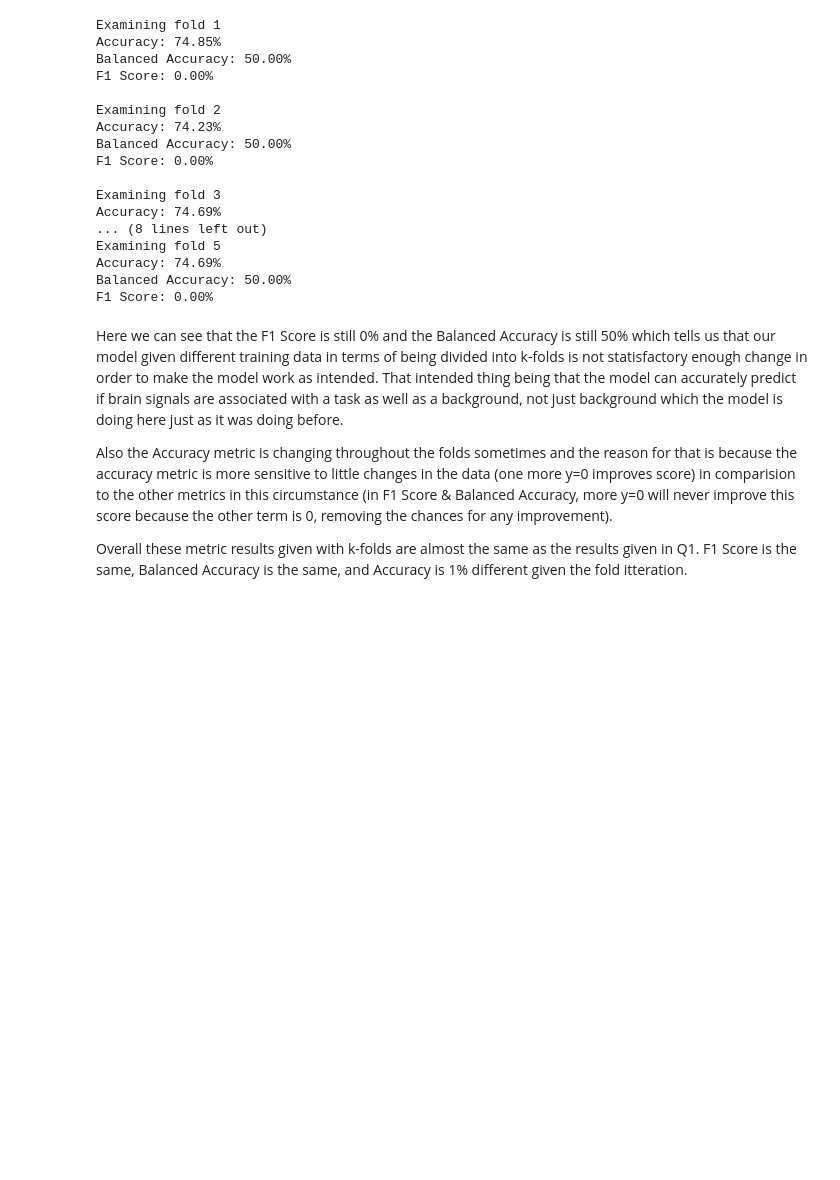
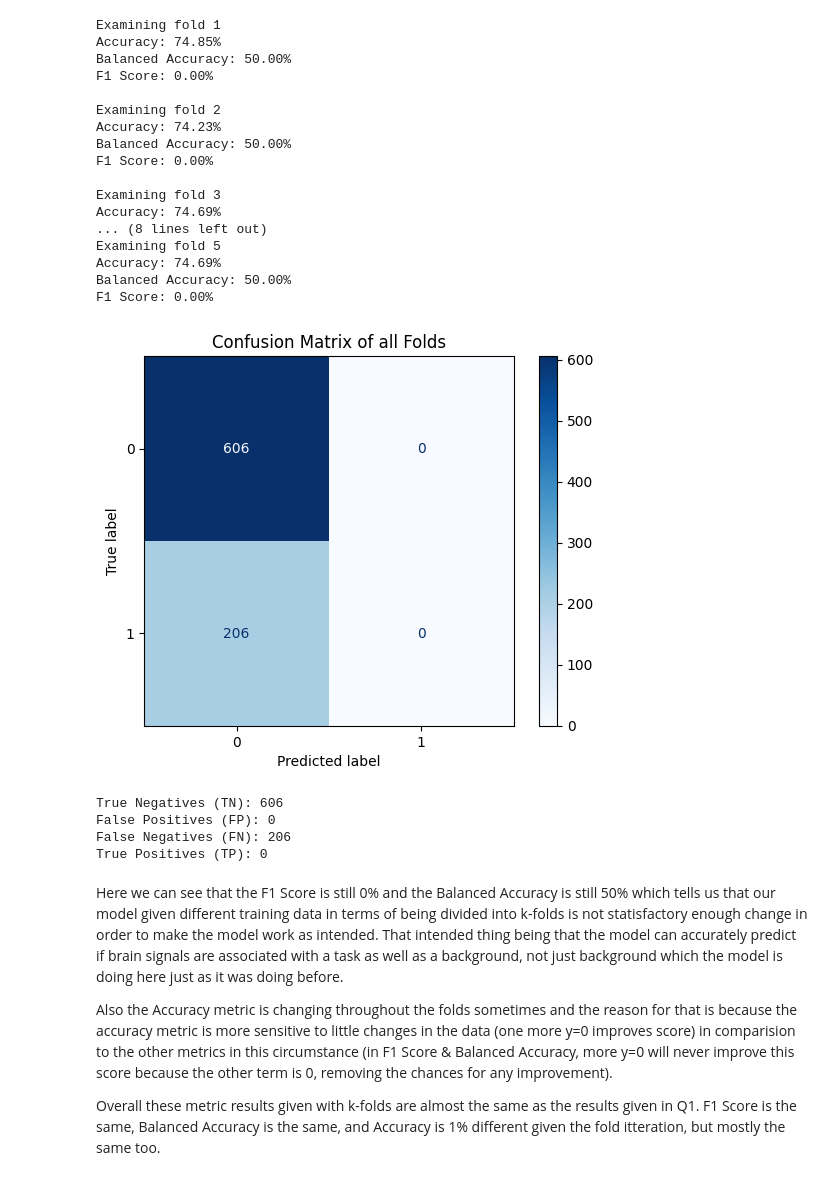
Before and after one commit to XixWISExiX/Neural-Data-Science, a Jupyter notebook: HW3/Q2/Q2.ipynb, the cells around one changed output. Drawn from its saved outputs; the diff is of its cells as text; code cells hidden in the pictures; blank space fills up the shorter version.

```diff
--- a/HW3/Q2/Q2.ipynb
+++ b/HW3/Q2/Q2.ipynb
@@ -173,6 +173,8 @@ folds = skf.split(X, y) # make different folds for X and y
 
 train_idxs=[] # store training indexes
 test_idxs=[] # store test indexes
+total_y_test = [] # store all y test values
+total_y_pred = [] # store all y pred values
 
 # Loop through all folds
 for i, fold in enumerate(folds):
@@ -192,6 +194,12 @@ for i in range(5):
 
     # Predict on the test set
     y_pred = model.predict(X_test)
+
+    # Extend total y test array
+    total_y_test.extend(y_test)
+
+    # Extend total y pred array
+    total_y_pred.extend(y_pred)
 
     # Print out the current fold we are itterating over
     print("Examining fold %i" % (i + 1))
@@ -231,9 +239,34 @@ Examining fold 5
 Accuracy: 74.69%
 Balanced Accuracy: 50.00%
 F1 Score: 0.00%
+# %%
+# Import library for confusion matrix
+from sklearn.metrics import confusion_matrix, ConfusionMatrixDisplay
+
+# Generate the confusion matrix
+cm = confusion_matrix(total_y_test, total_y_pred)
+
+# Construct the matrix
+disp = ConfusionMatrixDisplay(confusion_matrix=cm, display_labels=[0, 1])
+disp.plot(cmap=plt.cm.Blues)  # plot the matrix
+plt.title("Confusion Matrix of all Folds") # title matrix
+plt.show() # show matrix
+
+# Get the confusion matrix values
+tn, fp, fn, tp = cm.ravel()
+print(f"True Negatives (TN): {tn}") # Show the Number of True Negatives
+print(f"False Positives (FP): {fp}") # Show the Number of False Positives
+print(f"False Negatives (FN): {fn}") # Show the Number of False Negatives
+print(f"True Positives (TP): {tp}") # Show the Number of True Positives
+# %% [output]
+[figure, added]
+True Negatives (TN): 606
+False Positives (FP): 0
+False Negatives (FN): 206
+True Positives (TP): 0
 # %% [markdown]
 Here we can see that the F1 Score is still 0% and the Balanced Accuracy is still 50% which tells us that our model given different training data in terms of being divided into k-folds is not statisfactory enough change in order to make the model work as intended. That intended thing being that the model can accurately predict if brain signals are associated with a task as well as a background, not just background which the model is doing here just as it was doing before.
 
 Also the Accuracy metric is changing throughout the folds sometimes and the reason for that is because the accuracy metric is more sensitive to little changes in the data (one more y=0 improves score) in comparision to the other metrics in this circumstance (in F1 Score & Balanced Accuracy, more y=0 will never improve this score because the other term is 0, removing the chances for any improvement).
 
-Overall these metric results given with k-folds are almost the same as the results given in Q1. F1 Score is the same, Balanced Accuracy is the same, and Accuracy is 1% different given the fold itteration.
+Overall these metric results given with k-folds are almost the same as the results given in Q1. F1 Score is the same, Balanced Accuracy is the same, and Accuracy is 1% different given the fold itteration, but mostly the same too.
```
Also changed, not shown: 3 other files.
